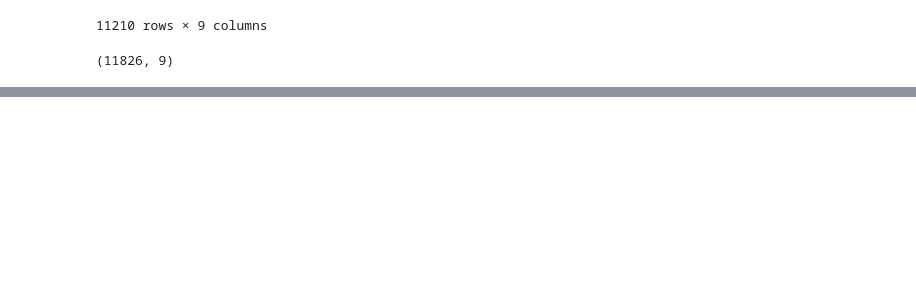
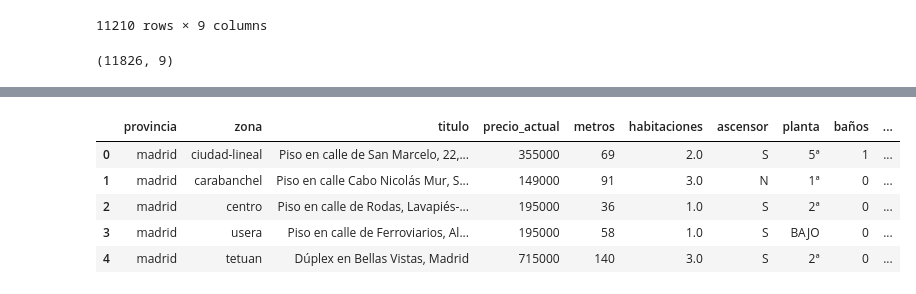
Before and after one commit to carmamenriosrodriguez/Proyecto-Venta-Madrid, a Jupyter notebook: Limpieza_Madrid.ipynb, the cells around one changed output, grey strips where cells are left out. Drawn from its saved outputs; the diff is of its cells as text; code cells hidden in the pictures; blank space fills up the shorter version.

Commit message:
Update notebook to add a column to our dataframe 'cod_distrito'

```diff
--- a/Limpieza_Madrid.ipynb
+++ b/Limpieza_Madrid.ipynb
@@ -245,0 +266,38 @@ df_madrid.shape
+# %%
+# Creamos una columna para hacer la traducción de las zonas de idealista
+# a nivel distrito
+
+zona_to_cod_distrito = {
+    "centro": "01",
+    "arganzuela": "02",
+    "retiro": "03",
+    "barrio-de-salamanca": "04",
+    "chamartin": "05",
+    "tetuan": "06",
+    "chamberi": "07",
+    "fuencarral": "08",
+    "moncloa": "09",
+    "latina": "10",
+    "carabanchel": "11",
+    "usera": "12",
+    "puente-de-vallecas": "13",
+    "moratalaz": "14",
+    "ciudad-lineal": "15",
+    "hortaleza": "16",
+    "villaverde": "17",
+    "villa-de-vallecas": "18",
+    "vicalvaro": "19",
+    "san-blas": "20",
+    "barajas": "21",
+}
+
+df_madrid["cod_distrito"] = df_madrid["zona"].map(zona_to_cod_distrito)
+
+df_madrid.head()
+# %% [output]
+|  | provincia | zona | titulo | precio_actual | metros | habitaciones | ascensor | planta | baños | ... |
+| 0 | madrid | ciudad-lineal | Piso en calle de San Marcelo, 22,... | 355000 | 69 | 2.0 | S | 5ª | 1 | ... |
+| 1 | madrid | carabanchel | Piso en calle Cabo Nicolás Mur, S... | 149000 | 91 | 3.0 | N | 1ª | 0 | ... |
+| 2 | madrid | centro | Piso en calle de Rodas, Lavapiés-... | 195000 | 36 | 1.0 | S | 2ª | 0 | ... |
+| 3 | madrid | usera | Piso en calle de Ferroviarios, Al... | 195000 | 58 | 1.0 | S | BAJO | 0 | ... |
+| 4 | madrid | tetuan | Dúplex en Bellas Vistas, Madrid | 715000 | 140 | 3.0 | S | 2ª | 0 | ... |
```
Also changed, not shown: parts of 1 cell of this notebook.
